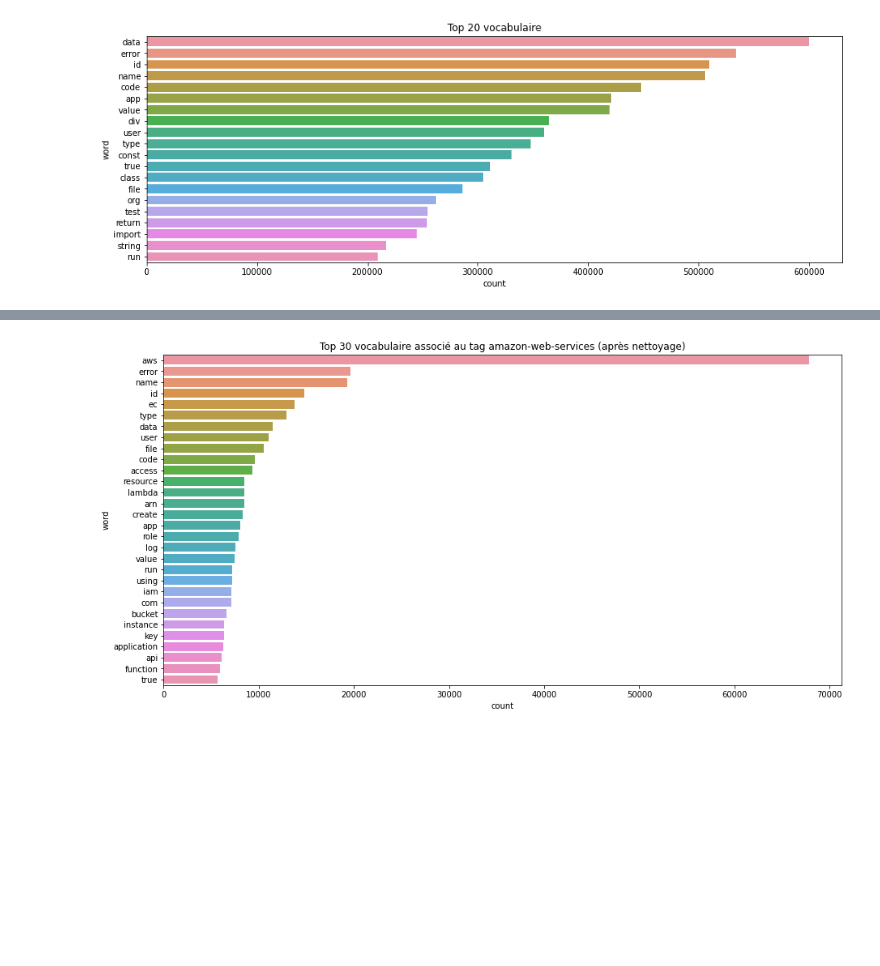
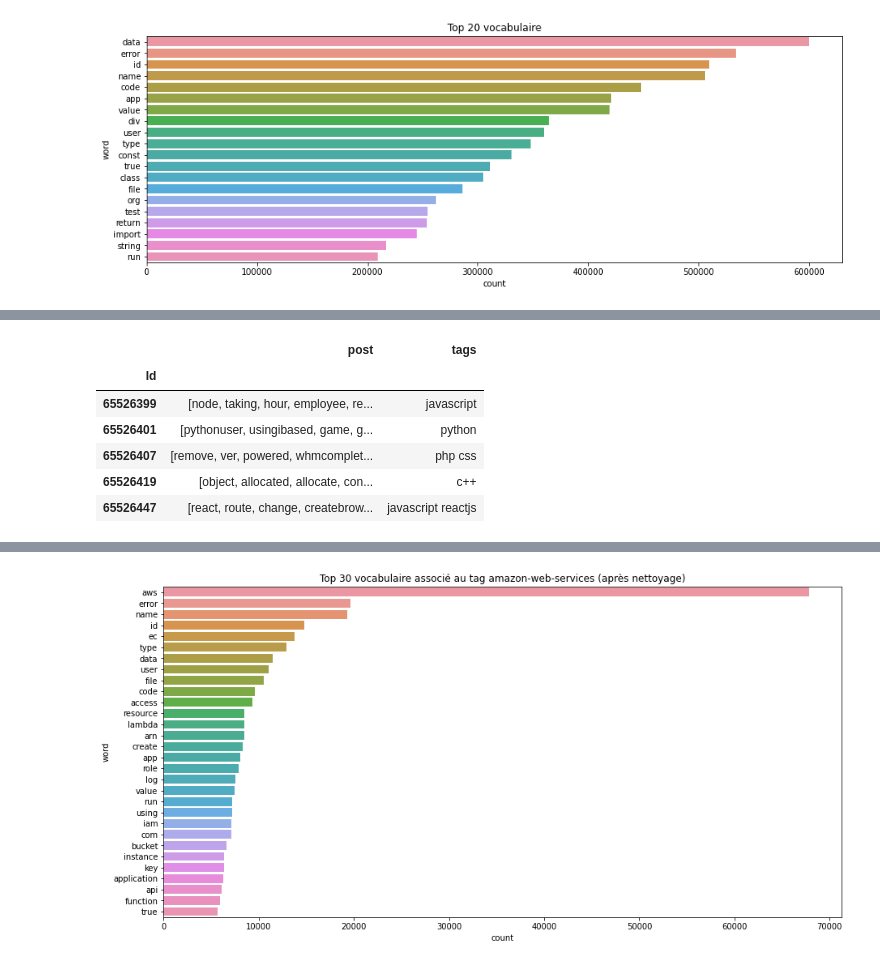
Before and after one commit to felanbi/Projet-OC-Categoriser-automatiquement-des-questions, a Jupyter notebook: P5_01_notebookexploration.ipynb, the cells around one changed output, grey strips where cells are left out. Saved outputs shown, nothing was run; the diff lists cells and outputs as text; code cells hidden in the pictures; blank space fills up the shorter version.

```diff
--- a/P5_01_notebookexploration.ipynb
+++ b/P5_01_notebookexploration.ipynb
@@ -231,2 +245,12 @@ plt.show()
+# %%
+df.head()
+# %% [output]
+|  | post | tags |
+| Id |  |  |
+| 65526399 | [node, taking, hour, employee, re... | javascript |
+| 65526401 | [pythonuser, usingibased, game, g... | python |
+| 65526407 | [remove, ver, powered, whmcomplet... | php css |
+| 65526419 | [object, allocated, allocate, con... | c++ |
+| 65526447 | [react, route, change, createbrow... | javascript reactjs |
 # %%
 mlb = MultiLabelBinarizer()
```
Also changed, not shown: parts of 4 cells of this notebook.
